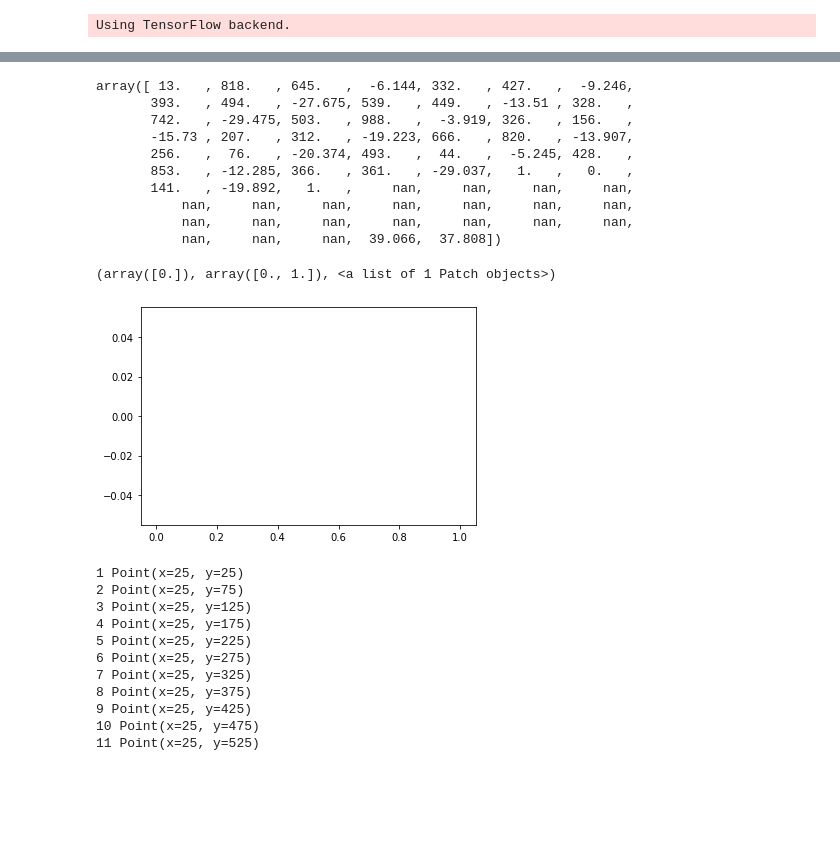
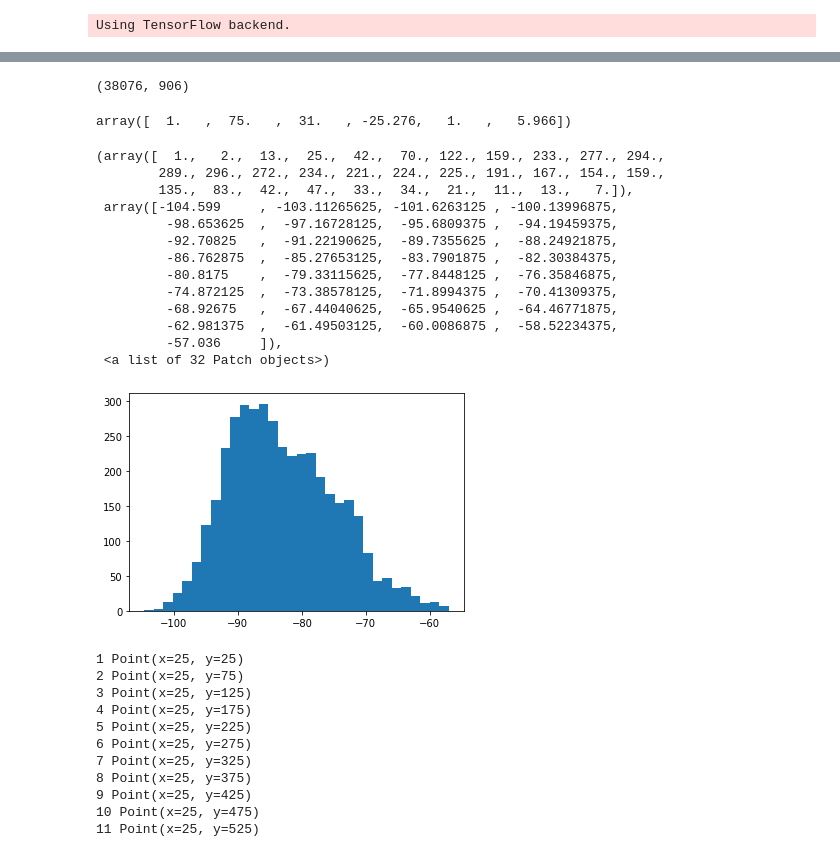
Before and after one commit to shahrokh765/MLSpectrumAllocation, a Jupyter notebook: CNN.ipynb, the cells around one changed output, grey strips where cells are left out. Saved outputs shown, nothing was run; the diff lists cells and outputs as text; code cells hidden in the pictures; blank space fills up the shorter version.

```diff
--- a/CNN.ipynb
+++ b/CNN.ipynb
@@ -34,18 +34,18 @@ Using TensorFlow backend.
 # PART 1
 # number_samples = [5] + list(range(10, 101, 10)) + [120, 150, 200, 250, 300, 400, 500, 700] + list(range(1000, 10001, 1000))
 number_samples = [256, 512, 1024, 2048, 4096, 8192]
-# number_samples = [4096, 8192]
+number_samples = [8192]
 
 # cnn_type = "classification"  # {"classification", "regression"}
 validation_size, noise_floor = 0.33, -90.0
 su_power = 0 # this is not actually su power just a number to show there is an SU in its image
-max_x, max_y, number_image_channels, su_szie = 1000, 1000, 7, 30
+max_x, max_y, number_image_channels, su_szie = 100, 100, 7, 10  # su_size:30 for 1000, 10 for 100
 pu_shape, su_shape = 'circle', 'circle' # shape = {'circle', 'square', 'point'}
 style = "raw_power_min_max_norm"  # {"raw_power_zscore_norm", "image_intensity", "raw_power_min_max_norm"}
-intensity_degradation, slope = 'log', 4  # 'log', 'linear'
+intensity_degradation, slope = 'log', 5  # 'log', 'linear', slope 3 for 1000, 5 for 100
 max_pus_num, max_sus_num = 20, 1
-propagation_model = 'log' # 'splat', 'log', 'testbed'
-noise, std = True, 1
+propagation_model = 'splat' # 'splat', 'log', 'testbed'
+noise, std = False, 1 # False for splat
 if su_shape == 'circle':
     su_param = Circle(su_szie)
 elif su_shape == 'square':
@@ -53,10 +53,12 @@ elif su_shape == 'square':
 else:
     su_param = None
 
-sensors = False
+sensors = True
 if sensors:
-    sensors_num = 3600
+    sensors_num = 900
     sensors_file_path = "rsc/sensors/" + str(max(max_x, max_y)) + "/" + str(sensors_num) + "/sensors"
+    sensors_file_path = "../../java_workspace/research/commons/resources/sensors/square" + str(max(max_x, max_y)) \
+        + "/" + str(sensors_num) + "/sensors.txt"
 # num_pus = (data_reg.shape[1] - 3)//3
 
 # PART 2
@@ -92,19 +94,22 @@ image_dir
 # LOAD DATA
 num_columns = (sensors_num if sensors else max_pus_num * 3 + 1) + max_sus_num * 3 + 2
 cols = [i for i in range(num_columns)]
-dataset_name = "dynamic_pus_using_pus_50000_min10_max20PUs_1SUs_1000grid_log_noisy_std1_202005_0400_37.txt"
-max_dataset_name = "dynamic_pus_max_power_50000_min10_max20PUs_1SUs_1000grid_log_noisy_std1_202005_0400_37.txt"
+dataset_name = "dynamic_pus_900sensor_60000_min10_max20PUs_1SUs_square100grid_splat_2020_06_28_13_45.txt"
+max_dataset_name = "dynamic_pus_max_power_60000_min10_max20PUs_1SUs_square100grid_splat_2020_06_28_13_45.txt"
 with open('/'.join(image_dir.split('/')[:-1]) + '/datasets' + dtime + '.txt', 'w') as set_file:
     set_file.write(dataset_name + "\n")
     set_file.write(max_dataset_name)
 
-dataframe = pd.read_csv('ML/data/' + dataset_name, delimiter=',', header=None, names=cols)
-dataframe_max = pd.read_csv('ML/data/' + max_dataset_name, delimiter=',', header=None)
+dataframe = pd.read_csv('../../java_workspace/research/spectrum_allocation/resources/data/' + dataset_name,
+                        delimiter=',', header=None, names=cols)
+dataframe_max = pd.read_csv('../../java_workspace/research/spectrum_allocation/resources/data/' +
+                            max_dataset_name, delimiter=',', header=None)
 
 dataframe.reset_index(drop=True, inplace=True)
 dataframe_max.reset_index(drop=True, inplace=True)
+dataframe_max[dataframe_max.shape[1] - 1] = dataframe_max[dataframe_max.shape[1] - 1].astype(float)
 
-dataframe_tot = pd.concat([dataframe, dataframe_max.iloc[:, dataframe_max.columns.values[-2:]]], axis=1,
+dataframe_tot = pd.concat([dataframe, dataframe_max.iloc[:, dataframe_max.columns.values[-1:]]], axis=1,
                         ignore_index=True)
 
 idx = dataframe_tot[dataframe_tot[dataframe_tot.columns[-1]] == -float('inf')].index
@@ -121,24 +126,19 @@ if sensors:
     with open(sensors_file_path, 'r') as f:
         lines = f.readlines()
         for line in lines:
-            line = line.split(' ')
+            line = line.split(',')
             sensors_location.append(Point(int(float(line[0])), int(float(line[1]))))
 del dataframe, dataframe_tot, dataframe_max
 # %%
-data_reg[1]
+data_reg.shape
 # %% [output]
-array([ 13.   , 818.   , 645.   ,  -6.144, 332.   , 427.   ,  -9.246,
-       393.   , 494.   , -27.675, 539.   , 449.   , -13.51 , 328.   ,
-       742.   , -29.475, 503.   , 988.   ,  -3.919, 326.   , 156.   ,
-       -15.73 , 207.   , 312.   , -19.223, 666.   , 820.   , -13.907,
-       256.   ,  76.   , -20.374, 493.   ,  44.   ,  -5.245, 428.   ,
-       853.   , -12.285, 366.   , 361.   , -29.037,   1.   ,   0.   ,
-       141.   , -19.892,   1.   ,     nan,     nan,     nan,     nan,
-           nan,     nan,     nan,     nan,     nan,     nan,     nan,
-           nan,     nan,     nan,     nan,     nan,     nan,     nan,
-           nan,     nan,     nan,  39.066,  37.808])
+(38076, 906)
+# %%
+data_reg[0, sensors_num:]
+# %% [output]
+array([  1.   ,  75.   ,  31.   , -25.276,   1.   ,   5.966])
 # %%
-data_reg = data_reg[0:35000][:]
+data_reg = data_reg[0:4096][:]
 # %%
 def euclidian_distance(p1: Point, p2: Point):
     return ((p1.x - p2.x) ** 2 + (p1.y - p2.y) ** 2) ** 0.5
@@ -405,10 +405,22 @@ def read_image(image_num):
 # TODO: Consider using min_max normalization becasue difference between values using
 # z-score is huge since most of the pixels have the same value, noise floor
 # %%
-plt.hist(data_reg[:,3:3:33], bins='auto')
+plt.hist(data_reg[:,0:1:sensors_num], bins='auto')
 # %% [output]
-(array([0.]), array([0., 1.]), <a list of 1 Patch objects>)
+(array([  1.,   2.,  13.,  25.,  42.,  70., 122., 159., 233., 277., 294.,
+        289., 296., 272., 234., 221., 224., 225., 191., 167., 154., 159.,
+        135.,  83.,  42.,  47.,  33.,  34.,  21.,  11.,  13.,   7.]),
+ array([-104.599     , -103.11265625, -101.6263125 , -100.13996875,
+         -98.653625  ,  -97.16728125,  -95.6809375 ,  -94.19459375,
+         -92.70825   ,  -91.22190625,  -89.7355625 ,  -88.24921875,
+         -86.762875  ,  -85.27653125,  -83.7901875 ,  -82.30384375,
+         -80.8175    ,  -79.33115625,  -77.8448125 ,  -76.35846875,
+         -74.872125  ,  -73.38578125,  -71.8994375 ,  -70.41309375,
+         -68.92675   ,  -67.44040625,  -65.9540625 ,  -64.46771875,
+         -62.981375  ,  -61.49503125,  -60.0086875 ,  -58.52234375,
+         -57.036     ]),
+ <a list of 32 Patch objects>)
-[figure, old version]
+[figure, new version]
 # %%
 # Saving images once to save time
 # run this cell just for creating images
```
Also changed, not shown: parts of 10 cells of this notebook.
